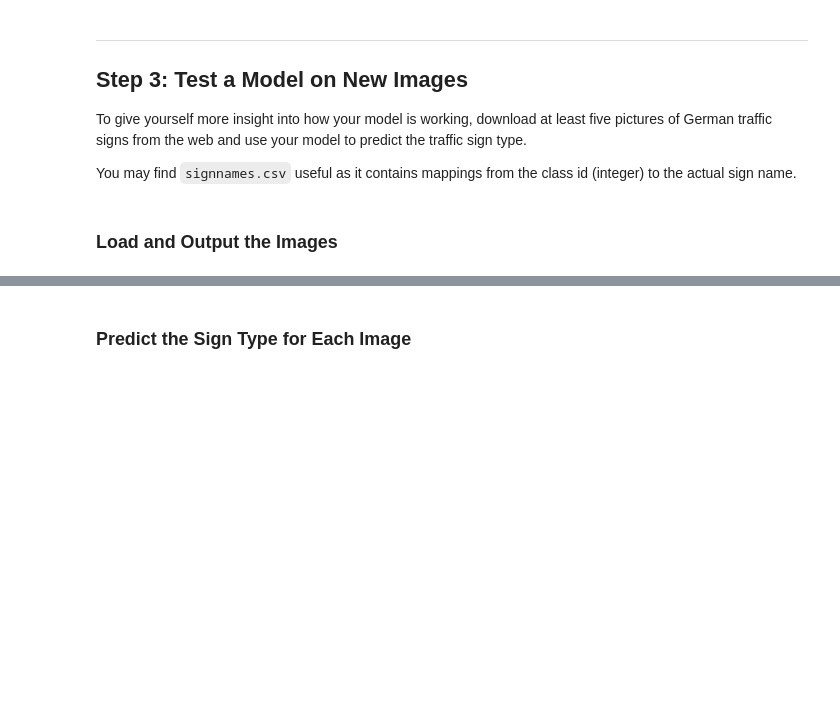
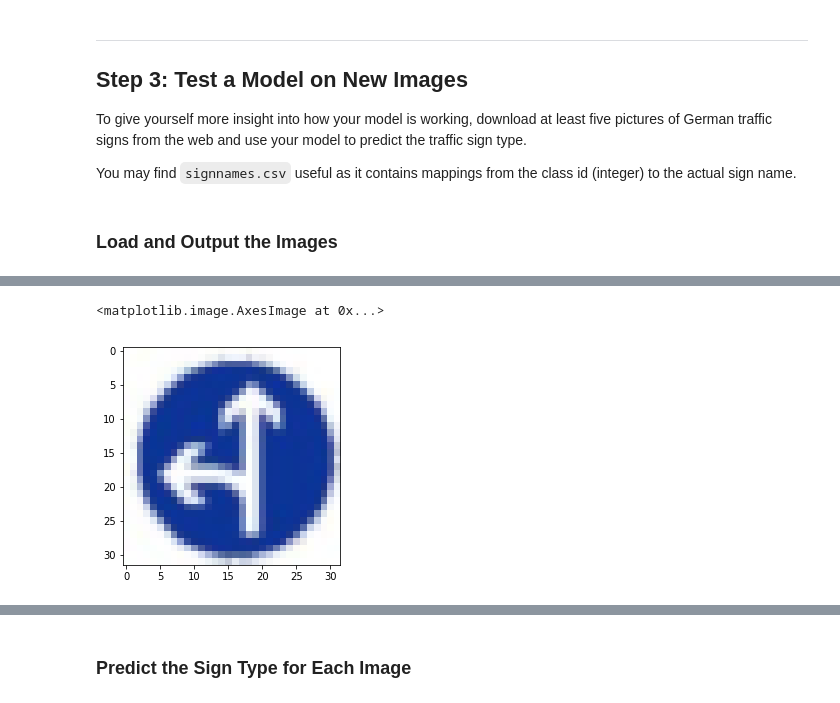
Before and after one commit to amhamor/Traffic-Sign-Classifier, a Jupyter notebook: Traffic_Sign_Classifier.ipynb, the cells around one changed output, grey strips where cells are left out. Drawn from its saved outputs; the diff is of its cells as text; code cells hidden in the pictures; blank space fills up the shorter version.

```diff
--- a/Traffic_Sign_Classifier.ipynb
+++ b/Traffic_Sign_Classifier.ipynb
@@ -395,3 +397,6 @@ NameError: name 'np' is not defined
 # %%
-plt.imshow(image2[0])
+plt.imshow(image2)
+# %% [output]
+<matplotlib.image.AxesImage at 0x...>
+[figure, added]
 # %%
```
Also changed, not shown: parts of 16 cells of this notebook.
